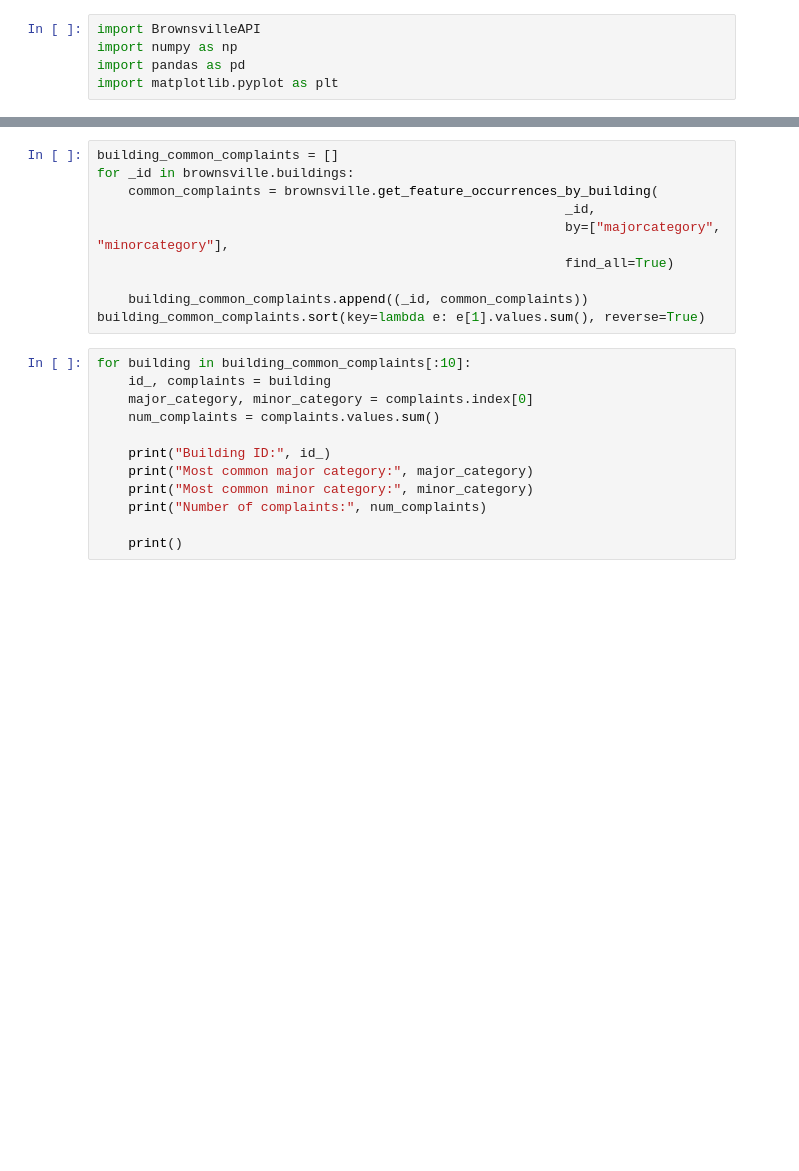
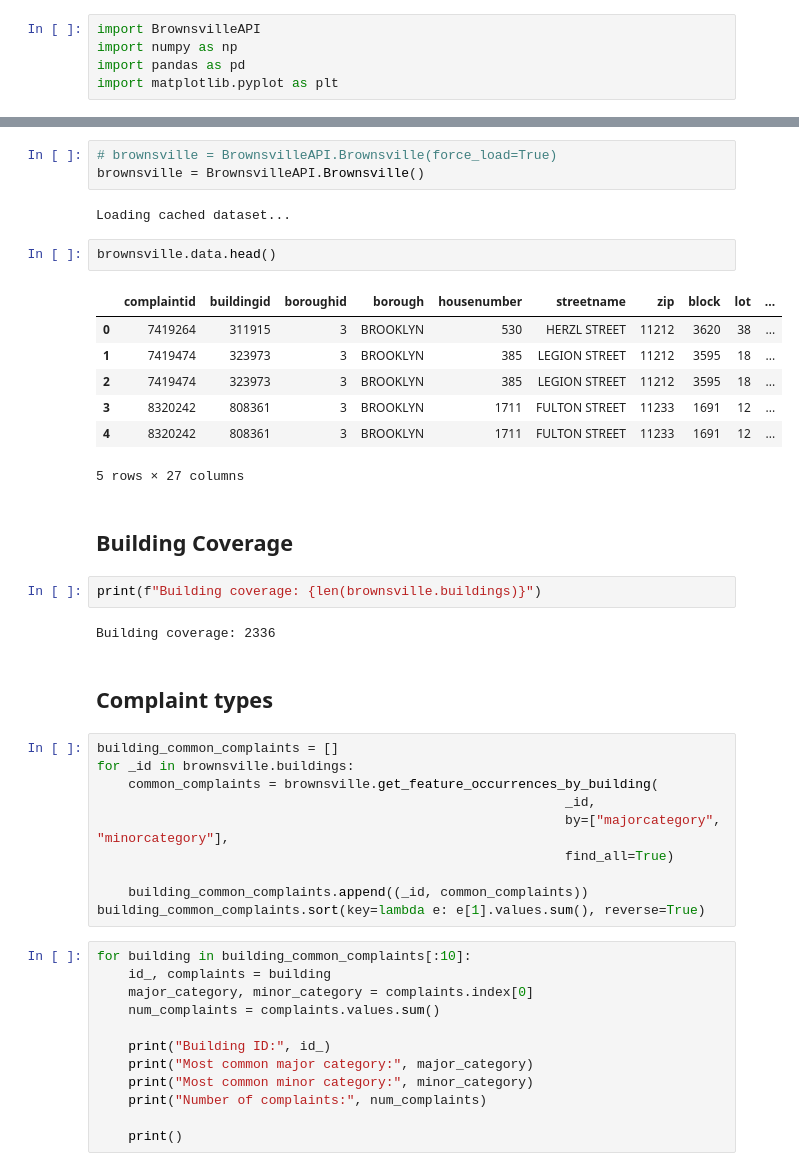
Before and after one commit to CahhBrownsville/Brownsville-project, a Jupyter notebook: analysis.ipynb, the cells around one changed output, grey strips where cells are left out. Cells and saved outputs as stored; diff of their text form; blank space fills up the shorter version.

```diff
--- a/analysis.ipynb
+++ b/analysis.ipynb
@@ -10,3 +10,26 @@ Loading cached dataset...
+# %%
+# brownsville = BrownsvilleAPI.Brownsville(force_load=True)
+brownsville = BrownsvilleAPI.Brownsville()
+# %% [output]
+Loading cached dataset...
+# %%
+brownsville.data.head()
+# %% [output]
+|  | complaintid | buildingid | boroughid | borough | housenumber | streetname | zip | block | lot | ... |
+| 0 | 7419264 | 311915 | 3 | BROOKLYN | 530 | HERZL STREET | 11212 | 3620 | 38 | ... |
+| 1 | 7419474 | 323973 | 3 | BROOKLYN | 385 | LEGION STREET | 11212 | 3595 | 18 | ... |
+| 2 | 7419474 | 323973 | 3 | BROOKLYN | 385 | LEGION STREET | 11212 | 3595 | 18 | ... |
+| 3 | 8320242 | 808361 | 3 | BROOKLYN | 1711 | FULTON STREET | 11233 | 1691 | 12 | ... |
+| 4 | 8320242 | 808361 | 3 | BROOKLYN | 1711 | FULTON STREET | 11233 | 1691 | 12 | ... |
+5 rows × 27 columns
+# %% [markdown]
+## Building Coverage
+# %%
+print(f"Building coverage: {len(brownsville.buildings)}")
+# %% [output]
+Building coverage: 2336
+# %% [markdown]
+## Complaint types
 # %%
 building_common_complaints = []
 for _id in brownsville.buildings:
```
Also changed, not shown: parts of 9 cells of this notebook.
